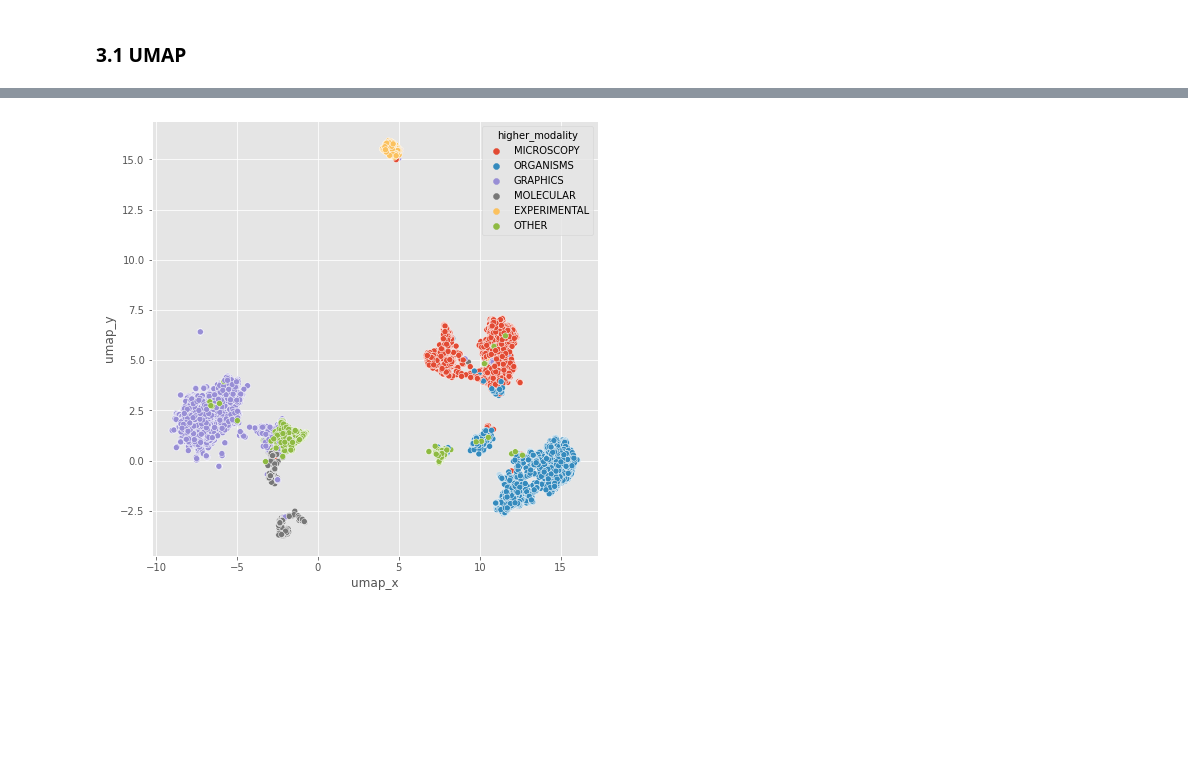
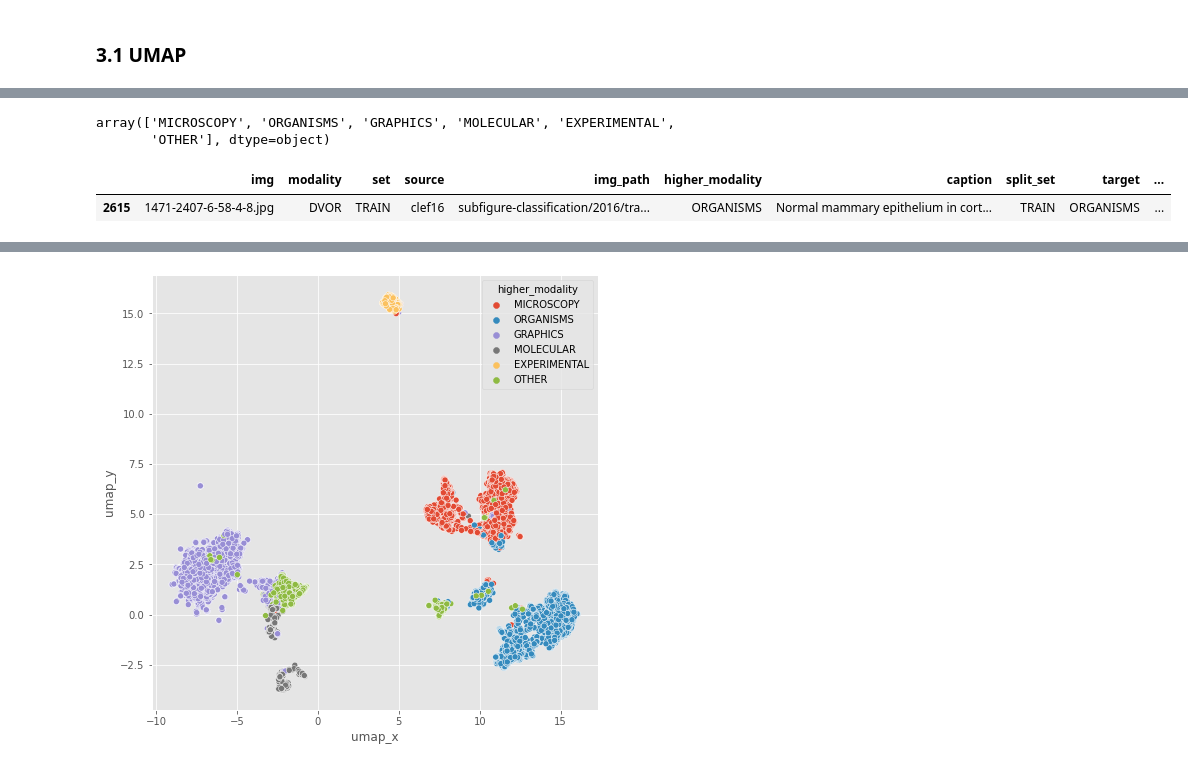
Before and after one commit to jtrells/biomedical-image-classification, a Jupyter notebook: nb/06.Embedding Representation Higher Modality.ipynb, the cells around one changed output, grey strips where cells are left out. Drawn from its saved outputs; the diff is of its cells as text; code cells hidden in the pictures; blank space fills up the shorter version.

```diff
--- a/nb/06.Embedding Representation Higher Modality.ipynb
+++ b/nb/06.Embedding Representation Higher Modality.ipynb
@@ -108,3 +108,13 @@ Wall time: 549 ms
 | 2 | 11373_2007_9226_Fig1_HTML-12.jpg | DMFL | TRAIN | clef16 | subfigure-classification/2016/tra... | MICROSCOPY | Colocalization of hNopp140, pol I... | TRAIN | MICROSCOPY | ... |
 | 3 | 11373_2007_9226_Fig1_HTML-13.jpg | DMFL | TRAIN | clef16 | subfigure-classification/2016/tra... | MICROSCOPY | Colocalization of hNopp140, pol I... | TRAIN | MICROSCOPY | ... |
 | 4 | 11373_2007_9226_Fig1_HTML-14.jpg | DMFL | TRAIN | clef16 | subfigure-classification/2016/tra... | MICROSCOPY | Colocalization of hNopp140, pol I... | TRAIN | MICROSCOPY | ... |
+# %%
+df_projection.higher_modality.unique()
+# %% [output]
+array(['MICROSCOPY', 'ORGANISMS', 'GRAPHICS', 'MOLECULAR', 'EXPERIMENTAL',
+       'OTHER'], dtype=object)
+# %%
+df_projection[(df_projection['target']=='ORGANISMS')&(df_projection['umap_y']>5)&(df_projection['umap_x']>10)]#['img_path'].values
+# %% [output]
+|  | img | modality | set | source | img_path | higher_modality | caption | split_set | target | ... |
+| 2615 | 1471-2407-6-58-4-8.jpg | DVOR | TRAIN | clef16 | subfigure-classification/2016/tra... | ORGANISMS | Normal mammary epithelium in cort... | TRAIN | ORGANISMS | ... |
```
Also changed, not shown: parts of 2 cells of this notebook, 33 other files.
